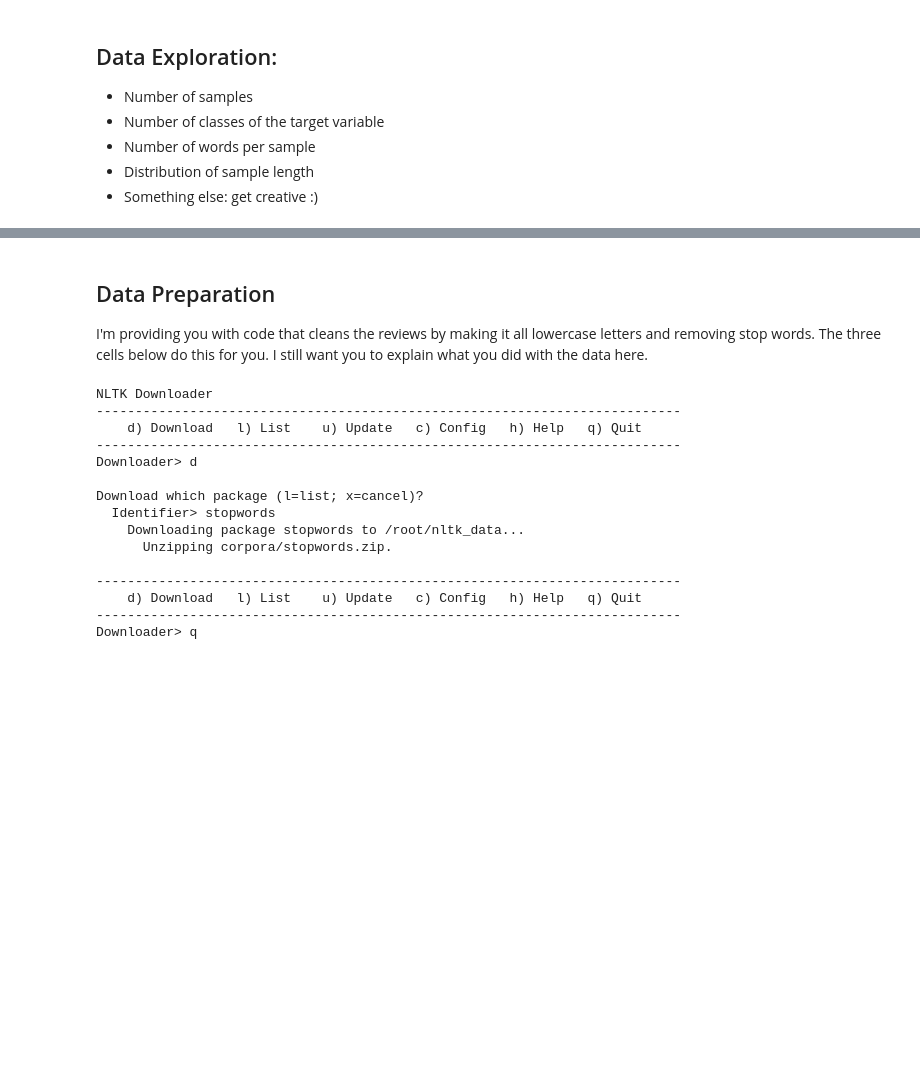
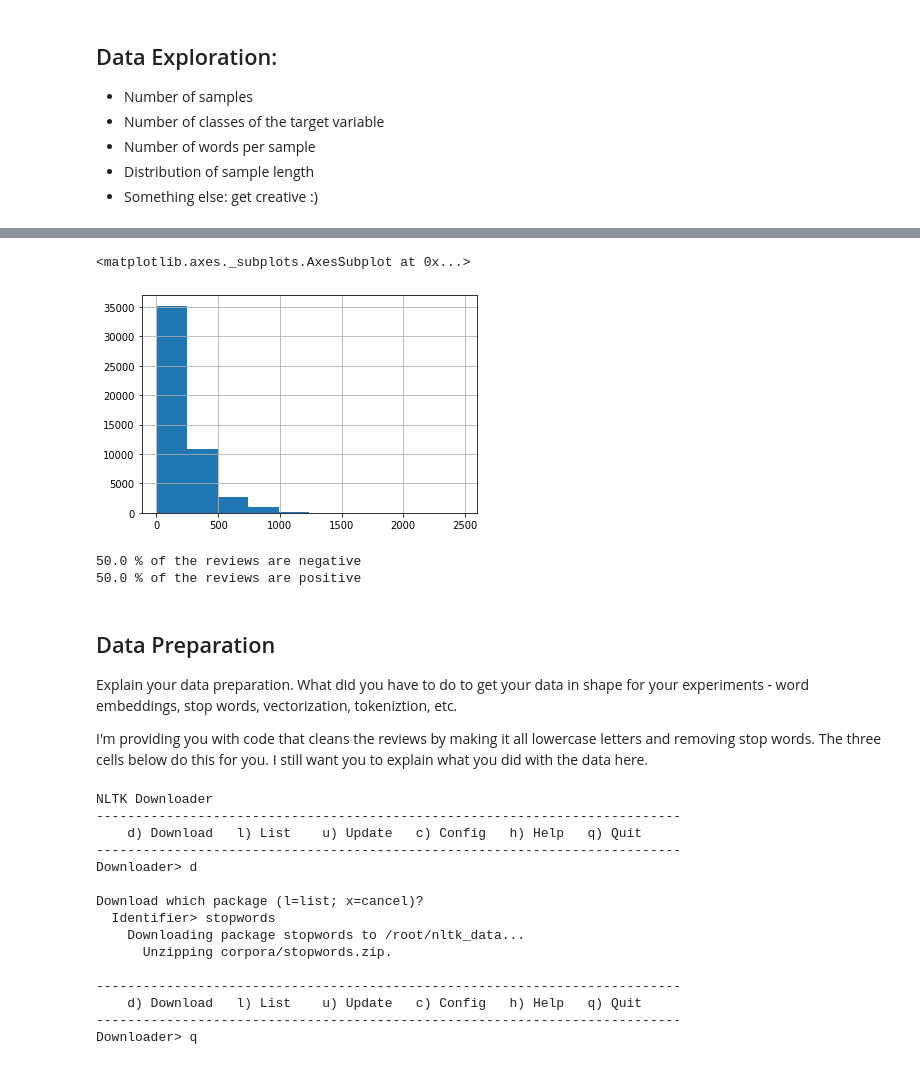
Before and after one commit to mpozzini/CS167-Project-2, a Jupyter notebook: Project_2_NLP.ipynb, the cells around one changed output, grey strips where cells are left out. Drawn from its saved outputs; the diff is of its cells as text; code cells hidden in the pictures; blank space fills up the shorter version.

```diff
--- a/Project_2_NLP.ipynb
+++ b/Project_2_NLP.ipynb
@@ -11,7 +12,7 @@ Your project should address the categories below.
 from google.colab import drive
 import pandas
 drive.mount('/content/drive')
-data = pandas.read_csv('/content/drive/MyDrive/CS167_S21/CS167_datasets/IMDB_dataset.csv')
+data = pandas.read_csv('/content/drive/MyDrive/datasets/IMDB_dataset.csv')
 data.head()
 # %% [output]
 Mounted at /content/drive
@@ -32,0 +47,4 @@ Mounted at /content/drive
+# %%
+# Number of words per sample
+data['number of words in review'] = data['review'].str.split().str.len()
+data.head()
@@ -33,6 +58,28 @@ Mounted at /content/drive
+# %%
+# Distribution of sample length
+data['number of words in review'].hist()
+# %% [output]
+<matplotlib.axes._subplots.AxesSubplot at 0x...>
+[figure, added]
+# %%
+# Something else:
+# Calculate the percentage of negative and positive reviews from the dataset
+negative_review = data[data['sentiment'] == 'negative']
+index_neg = negative_review.index
+rows_neg = len(index_neg)
+print((((rows_neg/rows)*100)), '% of the reviews are negative')
+positive_review = data[data['sentiment'] == 'positive']
+index_pos = positive_review.index
+rows_pos = len(index_pos)
+print((((rows_pos/rows)*100)), '% of the reviews are positive')
+# %% [output]
+50.0 % of the reviews are negative
+50.0 % of the reviews are positive
 # %% [markdown]
 ## Data Preparation
 
+Explain your data preparation. What did you have to do to get your data in shape for your experiments - word embeddings, stop words, vectorization, tokeniztion, etc.
+
 I'm providing you with code that cleans the reviews by making it all lowercase letters and removing stop words. The three cells below do this for you. I still want you to explain what you did with the data here.
 # %%
 from bs4 import BeautifulSoup
```
Also changed, not shown: parts of 20 cells of this notebook.
